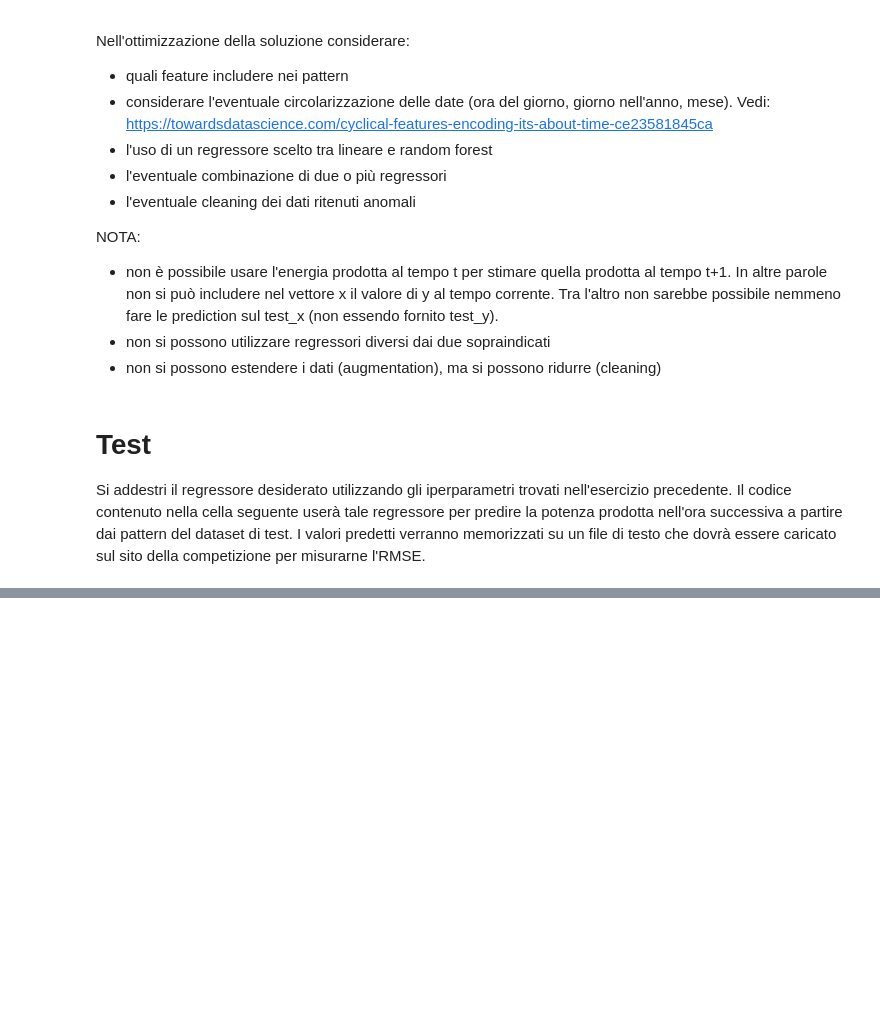
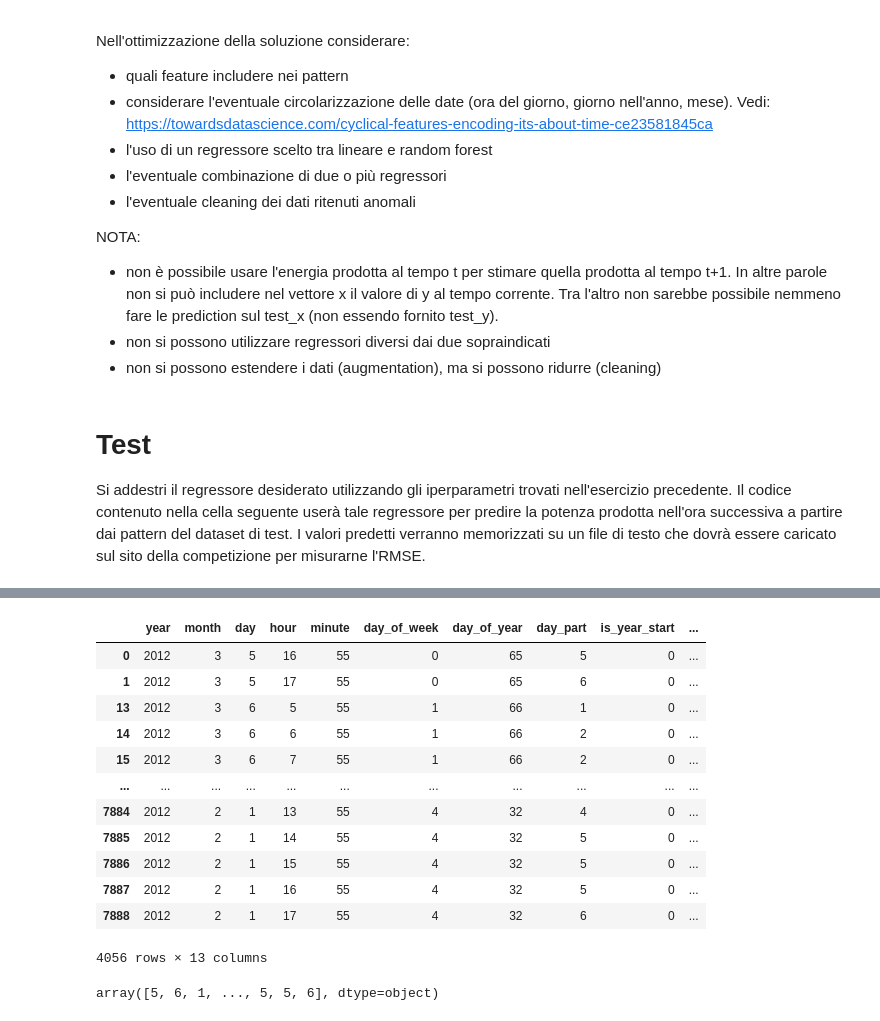
Before and after one commit to davidcohenDC/machine-learning-labs, a Jupyter notebook: 03-solar-regression/regression.ipynb, the cells around one changed output, grey strips where cells are left out. Cells and saved outputs as stored; diff of their text form; code cells hidden in the pictures; blank space fills up the shorter version.

```diff
--- a/03-solar-regression/regression.ipynb
+++ b/03-solar-regression/regression.ipynb
@@ -410,0 +421,20 @@ plt.show()
+# %%
+train_dataframe.iloc[:,7:20]
+# %% [output]
+|  | year | month | day | hour | minute | day_of_week | day_of_year | day_part | is_year_start | ... |
+| 0 | 2012 | 3 | 5 | 16 | 55 | 0 | 65 | 5 | 0 | ... |
+| 1 | 2012 | 3 | 5 | 17 | 55 | 0 | 65 | 6 | 0 | ... |
+| 13 | 2012 | 3 | 6 | 5 | 55 | 1 | 66 | 1 | 0 | ... |
+| 14 | 2012 | 3 | 6 | 6 | 55 | 1 | 66 | 2 | 0 | ... |
+| 15 | 2012 | 3 | 6 | 7 | 55 | 1 | 66 | 2 | 0 | ... |
+| ... | ... | ... | ... | ... | ... | ... | ... | ... | ... | ... |
+| 7884 | 2012 | 2 | 1 | 13 | 55 | 4 | 32 | 4 | 0 | ... |
+| 7885 | 2012 | 2 | 1 | 14 | 55 | 4 | 32 | 5 | 0 | ... |
+| 7886 | 2012 | 2 | 1 | 15 | 55 | 4 | 32 | 5 | 0 | ... |
+| 7887 | 2012 | 2 | 1 | 16 | 55 | 4 | 32 | 5 | 0 | ... |
+| 7888 | 2012 | 2 | 1 | 17 | 55 | 4 | 32 | 6 | 0 | ... |
+4056 rows × 13 columns
+# %%
+train_pure_dataframe.values[:,14]
+# %% [output]
+array([5, 6, 1, ..., 5, 5, 6], dtype=object)
```
Also changed, not shown: parts of 2 cells of this notebook, 2 other files.
